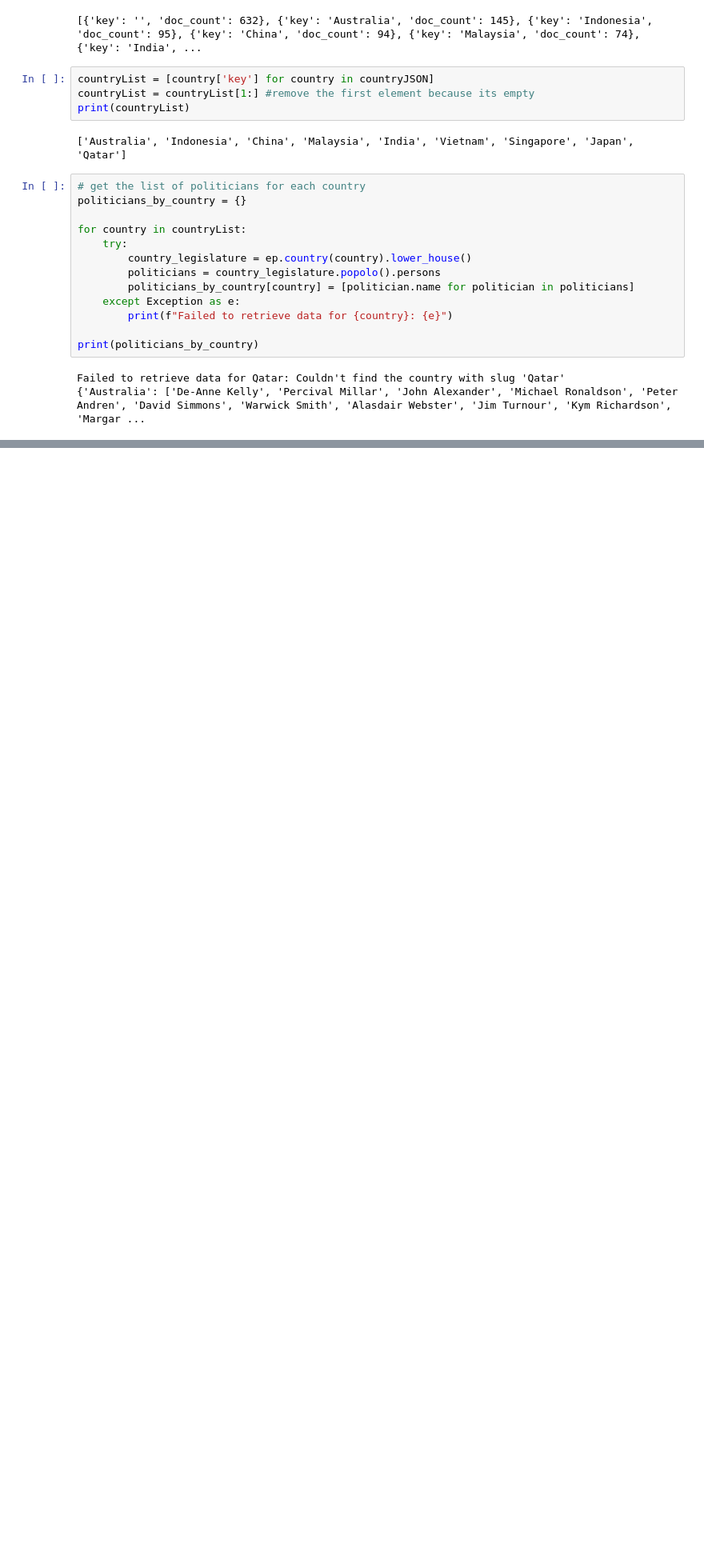
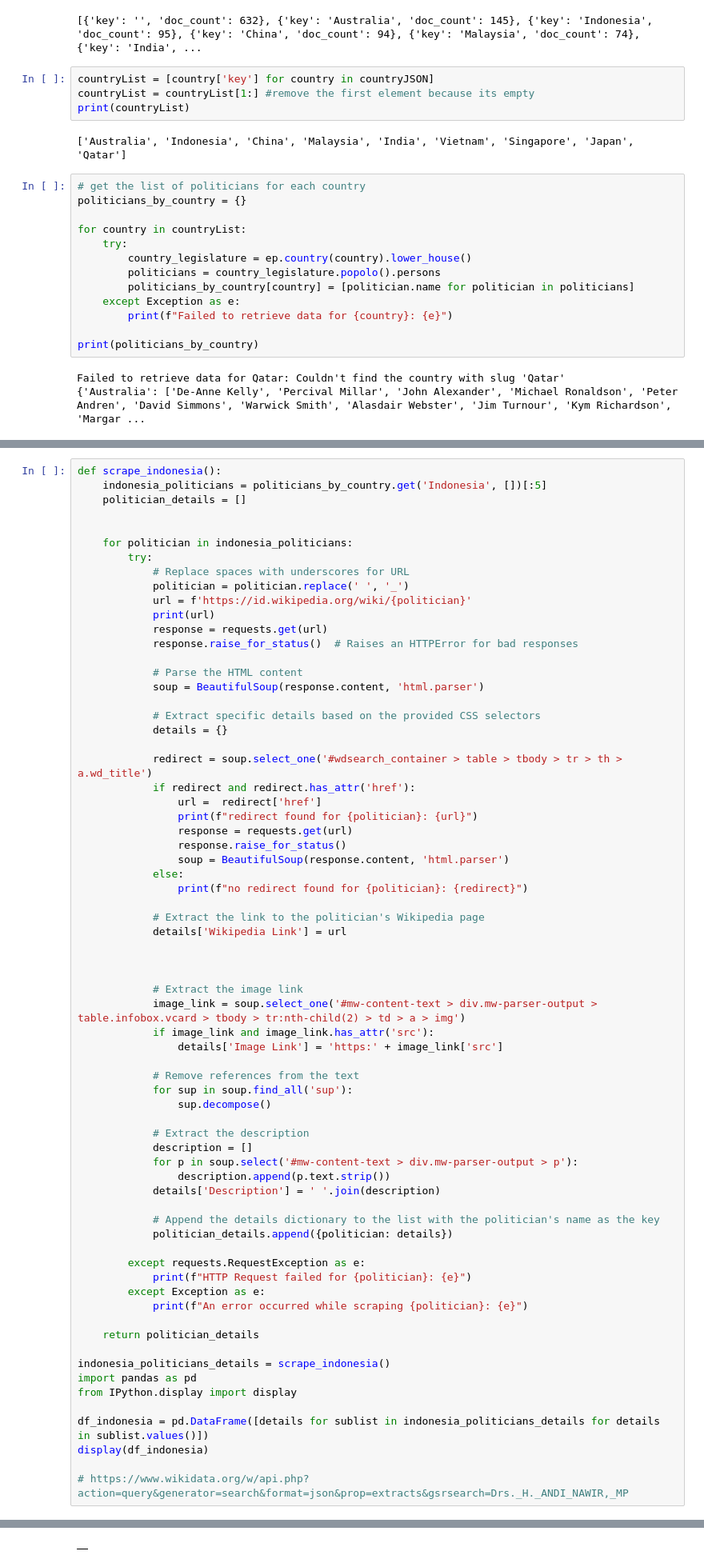
Before and after one commit to pclk/PopFigExpert, a Jupyter notebook: scrape/wiki_scrape.ipynb, the cells around one changed output, grey strips where cells are left out. Shown at 80% size. Drawn from its saved outputs; the diff is of its cells as text; blank space fills up the shorter version.

```diff
--- a/scrape/wiki_scrape.ipynb
+++ b/scrape/wiki_scrape.ipynb
@@ -173,0 +245,70 @@ None
+# %%
+def scrape_indonesia():
+    indonesia_politicians = politicians_by_country.get('Indonesia', [])[:5]
+    politician_details = []
+
+
+    for politician in indonesia_politicians:
+        try:
+            # Replace spaces with underscores for URL
+            politician = politician.replace(' ', '_')
+            url = f'https://id.wikipedia.org/wiki/{politician}'
+            print(url)
+            response = requests.get(url)
+            response.raise_for_status()  # Raises an HTTPError for bad responses
+
+            # Parse the HTML content
+            soup = BeautifulSoup(response.content, 'html.parser')
+
+            # Extract specific details based on the provided CSS selectors
+            details = {}
+
+            redirect = soup.select_one('#wdsearch_container > table > tbody > tr > th > a.wd_title')
+            if redirect and redirect.has_attr('href'):
+                url =  redirect['href']
+                print(f"redirect found for {politician}: {url}")
+                response = requests.get(url)
+                response.raise_for_status()
+                soup = BeautifulSoup(response.content, 'html.parser')
+            else:
+                print(f"no redirect found for {politician}: {redirect}")
+
+            # Extract the link to the politician's Wikipedia page
+            details['Wikipedia Link'] = url
+
+
+
+            # Extract the image link
+            image_link = soup.select_one('#mw-content-text > div.mw-parser-output > table.infobox.vcard > tbody > tr:nth-child(2) > td > a > img')
+            if image_link and image_link.has_attr('src'):
+                details['Image Link'] = 'https:' + image_link['src']
+
+            # Remove references from the text
+            for sup in soup.find_all('sup'):
+                sup.decompose()
+
+            # Extract the description
+            description = []
+            for p in soup.select('#mw-content-text > div.mw-parser-output > p'):
+                description.append(p.text.strip())
+            details['Description'] = ' '.join(description)
+
+            # Append the details dictionary to the list with the politician's name as the key
+            politician_details.append({politician: details})
+
+        except requests.RequestException as e:
+            print(f"HTTP Request failed for {politician}: {e}")
+        except Exception as e:
+            print(f"An error occurred while scraping {politician}: {e}")
+
+    return politician_details
+
+indonesia_politicians_details = scrape_indonesia()
+import pandas as pd
+from IPython.display import display
+
+df_indonesia = pd.DataFrame([details for sublist in indonesia_politicians_details for details in sublist.values()])
+display(df_indonesia)
+
+# https://www.wikidata.org/w/api.php?action=query&generator=search&format=json&prop=extracts&gsrsearch=Drs._H._ANDI_NAWIR,_MP
+# %% [output]
@@ -173,0 +325 @@ None
+|  |
```
Also changed, not shown: parts of 6 cells of this notebook, 8 other files.
